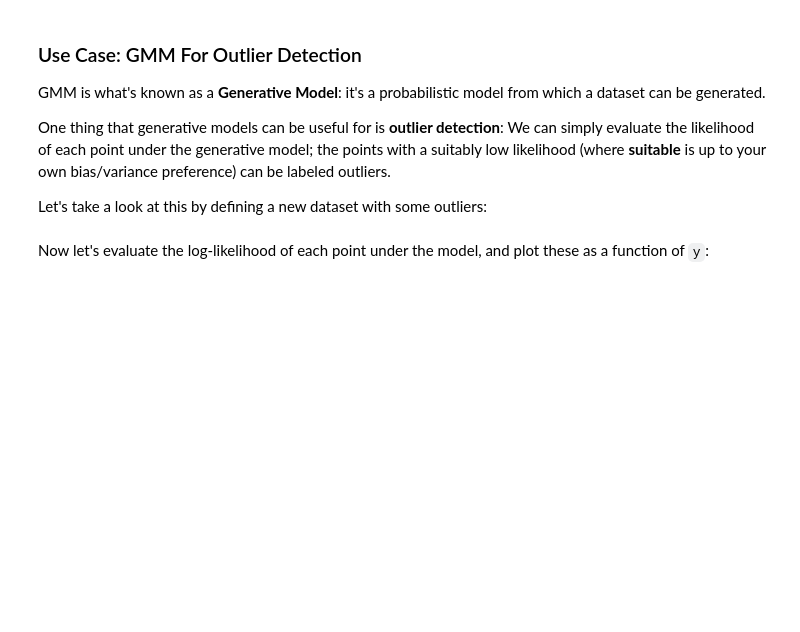
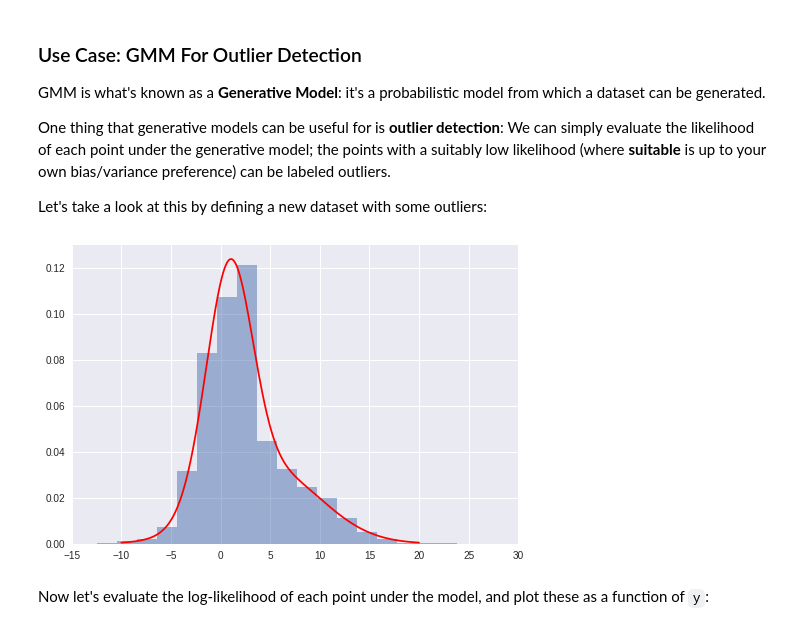
Before and after one commit to XNexuswolfX/DataScience, a Jupyter notebook: stats+linalg_gps_start21.ipynb, the cells around one changed output. Drawn from its saved outputs; the diff is of its cells as text; code cells hidden in the pictures; blank space fills up the shorter version.

```diff
--- a/stats+linalg_gps_start21.ipynb
+++ b/stats+linalg_gps_start21.ipynb
@@ -1815,13 +1824,15 @@ true_outliers = np.sort(np.random.randint(0, len(x), 20))
 y = x.copy()
 y[true_outliers] += 50 * np.random.randn(20)
 # %%
-clf = GMM(4, n_iter=500, random_state=0).fit(y[:, np.newaxis])
+clf = GaussianMixture(4, max_iter=500, random_state=0).fit(y[:, np.newaxis])
 xpdf = np.linspace(-10, 20, 1000)
-density_noise = np.exp(clf.score(xpdf[:, np.newaxis]))
+density_noise = np.exp(clf.score_samples(xpdf[:, np.newaxis]))
 
-plt.hist(y, 80, normed=True, alpha=0.5)
+plt.hist(y, 80, alpha=0.5,density=True)
 plt.plot(xpdf, density_noise, '-r')
 plt.xlim(-15, 30);
+# %% [output]
+[figure, added]
 # %% [markdown]
 Now let's evaluate the log-likelihood of each point under the model, and plot these as a function of ``y``:
 # %%
```
Also changed, not shown: parts of 10 cells of this notebook.
